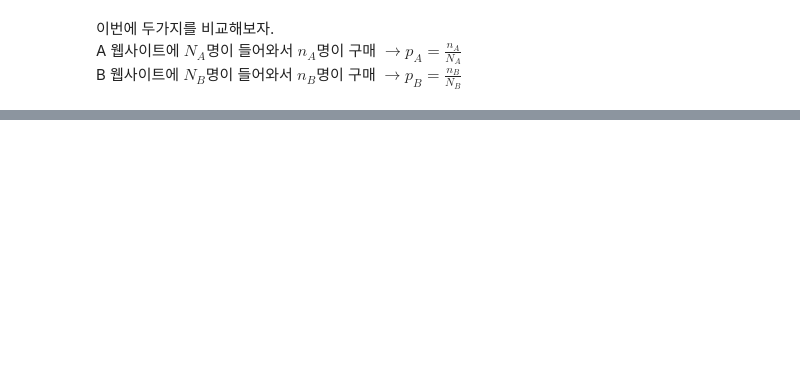
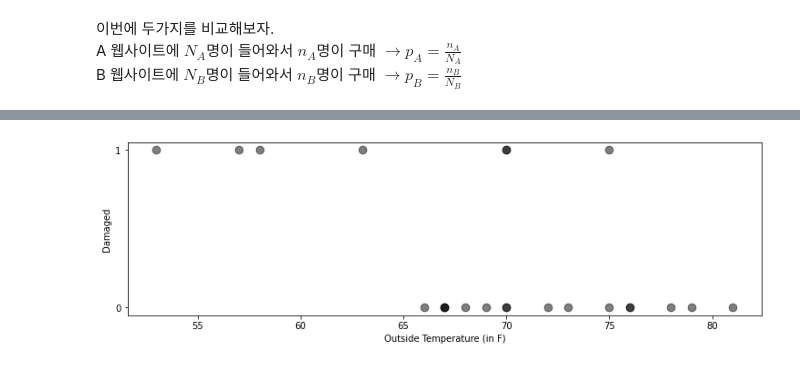
Before and after one commit to chanheelee-dev/bayesian_mcmc_study, a Jupyter notebook: Chapter2.ipynb, the cells around one changed output, grey strips where cells are left out. Saved outputs shown, nothing was run; the diff lists cells and outputs as text; code cells hidden in the pictures; blank space fills up the shorter version.

```diff
--- a/Chapter2.ipynb
+++ b/Chapter2.ipynb
@@ -351,0 +424,5 @@ plt.legend(loc="upper right");
+# %%
+np.set_printoptions(precision=3, suppress=True)
+challenger_data = np.genfromtxt("datasets/challenger_data.csv", skip_header=1,
+                                usecols=[1, 2], missing_values="NA",
+                                delimiter=",")
@@ -351,0 +449,11 @@ plt.legend(loc="upper right");
+# %%
+# drop NA
+challenger_data = challenger_data[~np.isnan(challenger_data[:, 1])]
+# %%
+plt.figure(figsize=(12.5, 3.5))
+plt.scatter(challenger_data[:, 0], challenger_data[:, 1], s=75, color="k", alpha=0.5)
+plt.yticks([0, 1])
+plt.ylabel("Damaged")
+plt.xlabel("Outside Temperature (in F)");
+# %% [output]
+[figure, added]
```
Also changed, not shown: parts of 46 cells of this notebook.
